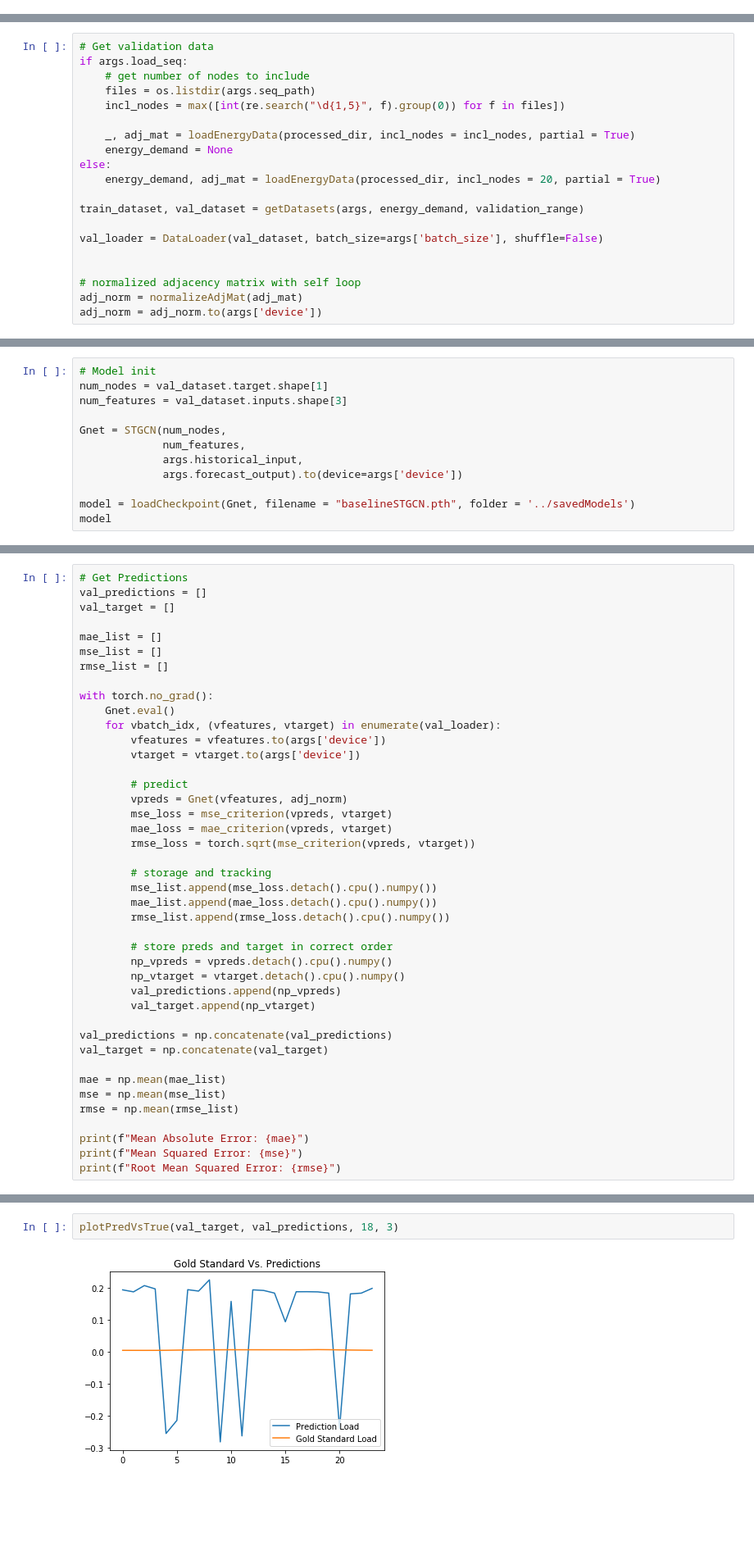
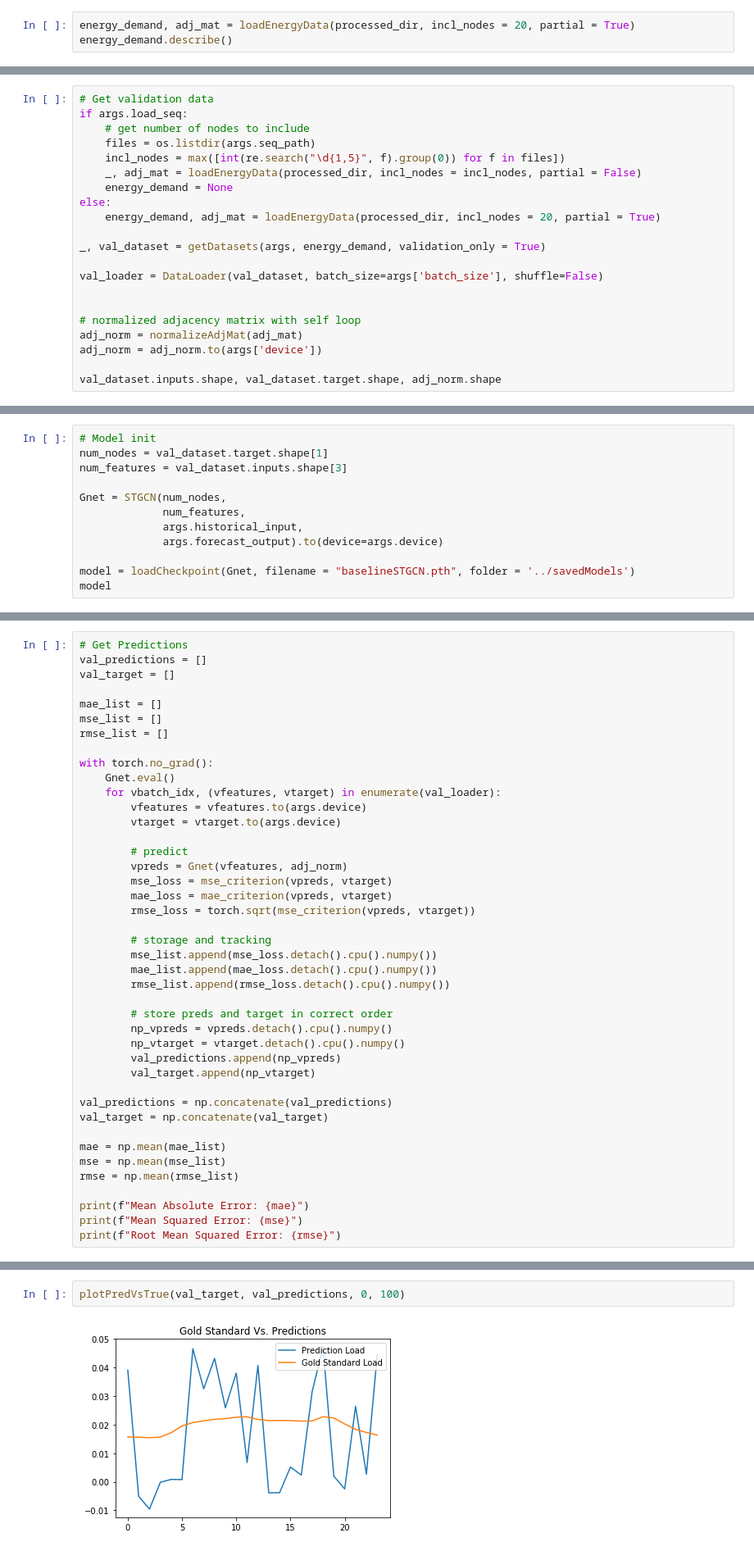
Before and after one commit to austnbell/energyDemand, a Jupyter notebook: evaluation/baseEvaluate.ipynb, the cells around one changed output, grey strips where cells are left out. Shown at 82% size. Saved outputs shown, nothing was run; the diff lists cells and outputs as text; blank space fills up the shorter version.

```diff
--- a/evaluation/baseEvaluate.ipynb
+++ b/evaluation/baseEvaluate.ipynb
@@ -51,0 +50,3 @@ mse_criterion = nn.MSELoss()
+# %%
+energy_demand, adj_mat = loadEnergyData(processed_dir, incl_nodes = 20, partial = True)
+energy_demand.describe()
@@ -55,13 +66,12 @@ if args.load_seq:
     # get number of nodes to include
     files = os.listdir(args.seq_path)
     incl_nodes = max([int(re.search("\d{1,5}", f).group(0)) for f in files])
-
-    _, adj_mat = loadEnergyData(processed_dir, incl_nodes = incl_nodes, partial = True)
+    _, adj_mat = loadEnergyData(processed_dir, incl_nodes = incl_nodes, partial = False)
     energy_demand = None
 else:
     energy_demand, adj_mat = loadEnergyData(processed_dir, incl_nodes = 20, partial = True)
 
-train_dataset, val_dataset = getDatasets(args, energy_demand, validation_range)
+_, val_dataset = getDatasets(args, energy_demand, validation_only = True)
 
 val_loader = DataLoader(val_dataset, batch_size=args['batch_size'], shuffle=False)
 
@@ -69,3 +79,5 @@ val_loader = DataLoader(val_dataset, batch_size=args['batch_size'], shuffle=Fals
 # normalized adjacency matrix with self loop
 adj_norm = normalizeAdjMat(adj_mat)
 adj_norm = adj_norm.to(args['device'])
+
+val_dataset.inputs.shape, val_dataset.target.shape, adj_norm.shape
@@ -77,7 +93,7 @@ num_features = val_dataset.inputs.shape[3]
 Gnet = STGCN(num_nodes,
              num_features,
              args.historical_input,
-             args.forecast_output).to(device=args['device'])
+             args.forecast_output).to(device=args.device)
 
 model = loadCheckpoint(Gnet, filename = "baselineSTGCN.pth", folder = '../savedModels')
 model
@@ -102,8 +127,8 @@ rmse_list = []
 with torch.no_grad():
     Gnet.eval()
     for vbatch_idx, (vfeatures, vtarget) in enumerate(val_loader):
-        vfeatures = vfeatures.to(args['device'])
-        vtarget = vtarget.to(args['device'])
+        vfeatures = vfeatures.to(args.device)
+        vtarget = vtarget.to(args.device)
 
         # predict
         vpreds = Gnet(vfeatures, adj_norm)
@@ -139,5 +188,5 @@ Root Mean Squared Error: 0.21275730431079865
 # %%
-plotPredVsTrue(val_target, val_predictions, 18, 3)
+plotPredVsTrue(val_target, val_predictions, 0, 100)
 # %% [output]
-[figure, old version]
+[figure, new version]
 # %%
```
Also changed, not shown: parts of 13 cells of this notebook, 9 other files.
